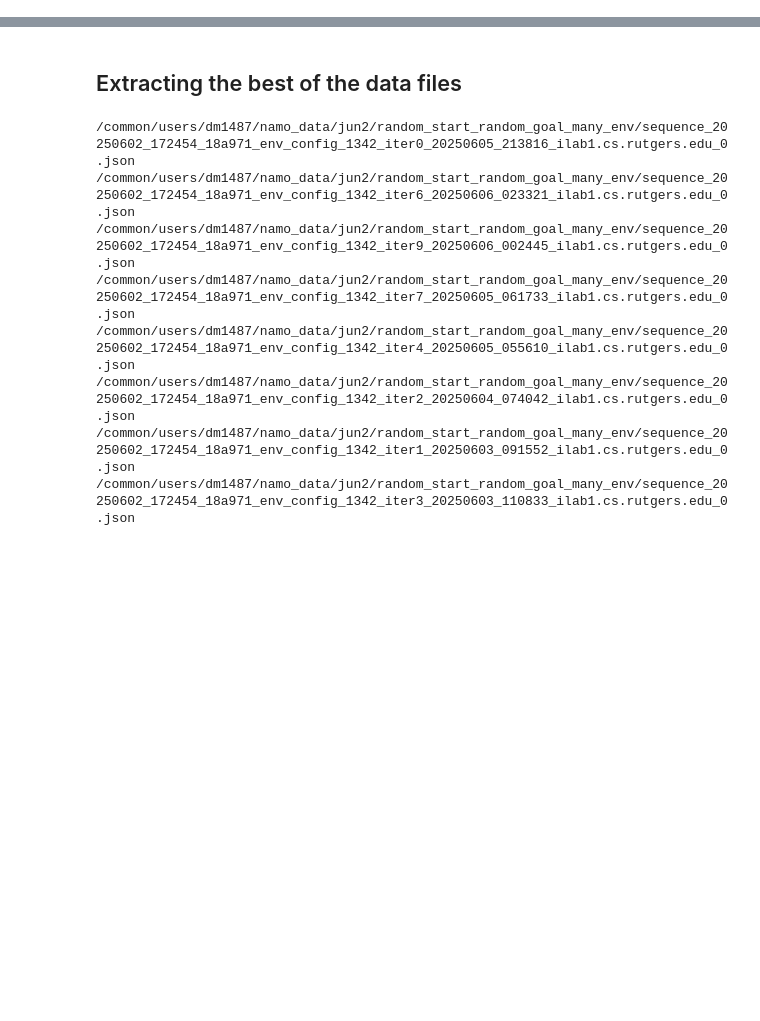
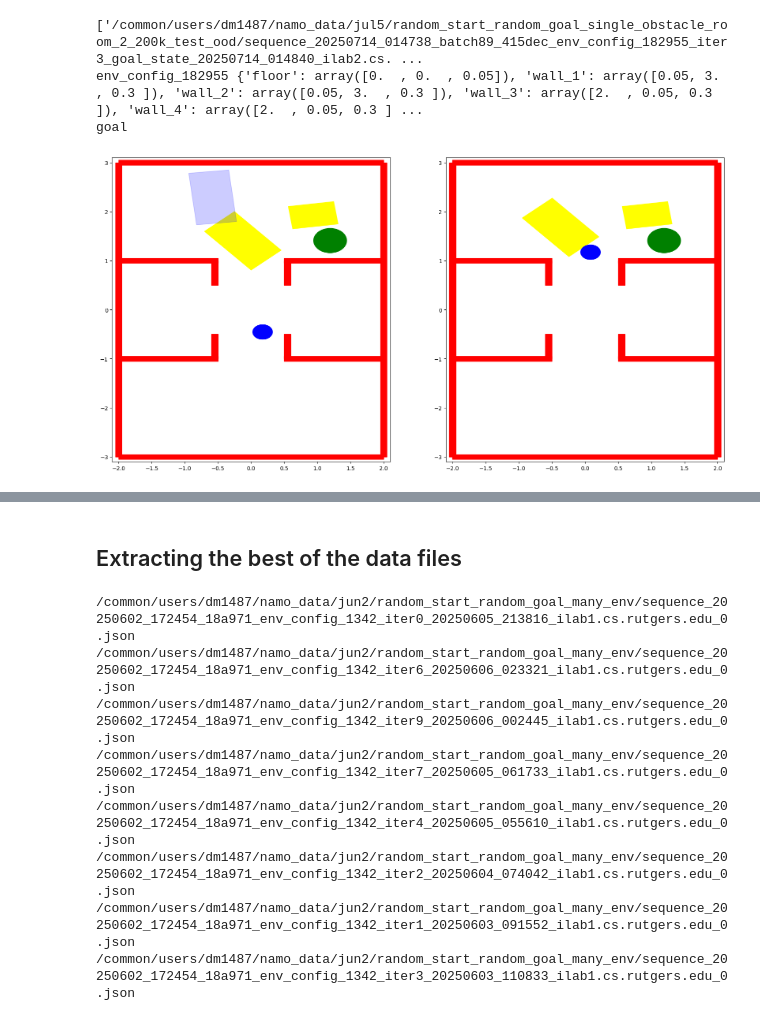
Before and after one commit to dhruvmetha/sage_learning, a Jupyter notebook: notebooks/data.ipynb, the cells around one changed output, grey strips where cells are left out. Saved outputs shown, nothing was run; the diff lists cells and outputs as text; code cells hidden in the pictures; blank space fills up the shorter version.

```diff
--- a/notebooks/data.ipynb
+++ b/notebooks/data.ipynb
@@ -56,0 +114,60 @@ plt.show()
+# %%
+random.shuffle(select_datafiles)
+dp_counts = {}
+# for datafile in datafiles[:1]:
+print(select_datafiles)
+for datafile in select_datafiles:
+    with open(datafile, "r") as f:
+        data = json.load(f)
+        break
+config_name = data['config_name']
+data_points = data['data_points']
+
+geom_sizes = get_geom_sizes(data['config_name'])
+print(config_name, geom_sizes)
+fig, ax = plt.subplots(1, len(data_points), figsize=(20, 10))
+for idx, dp in enumerate(data['data_points']):
+
+    for objects, info in dp['state']['objects'].items():
+        if objects in geom_sizes:
+            color = 'red'
+            if "movable" in objects:
+                color = 'yellow'
+            rect_patch = create_rectange(*info['position'][:2], R.from_quat(info['quaternion'], scalar_first=True).as_euler('xyz')[-1], *geom_sizes[objects][:2], color)
+            ax[idx].add_patch(rect_patch)
+
+    if "action" in dp:
+        print(dp['action']['which_state'])
+        if dp['action']['which_state'] == "final":
+            print(dp['action'])
+            object_name = dp['action']["object_name"]
+            d = dp['action']["final_state"]
+            rect_patch = create_rectange(*d['position'][:2], R.from_quat(d['quaternion'], scalar_first=True).as_euler('xyz')[-1], *geom_sizes[object_name][:2], 'green', alpha=0.2)
+            ax[idx].add_patch(rect_patch)
+        else:
+            object_name = dp['action']["object_name"]
+            d = dp['action']["goal_state"]
+            rect_patch = create_rectange(*d['position'][:2], R.from_quat(d['quaternion'], scalar_first=True).as_euler('xyz')[-1], *geom_sizes[object_name][:2], 'blue', alpha=0.2)
+            ax[idx].add_patch(rect_patch)
+
+
+    # if idx < len(data['data_points']) - 1:
+    #     print(len(data["control_sequence"][idx]))
+    #     for control_seq in data["control_sequence"][idx][::25]:
+
+    #         ax[idx].scatter(control_seq['position'][0], control_seq['position'][1], color='black', s=10)
+
+    circle_patch = create_circle(*dp['state']['robot']['position'][:2], 0.15, 'blue')
+    ax[idx].add_patch(circle_patch)
+
+    circle_patch = create_circle(*data['robot_goal'], 0.25, 'green')
+
+    ax[idx].add_patch(circle_patch)
+
+    ax[idx].set_xlim(-2.1, 2.1)
+    ax[idx].set_ylim(-3.1, 3.1)
+# %% [output]
+['/common/users/dm1487/namo_data/jul5/random_start_random_goal_single_obstacle_room_2_200k_test_ood/sequence_20250714_014738_batch89_415dec_env_config_182955_iter3_goal_state_20250714_014840_ilab2.cs. ...
+env_config_182955 {'floor': array([0.  , 0.  , 0.05]), 'wall_1': array([0.05, 3.  , 0.3 ]), 'wall_2': array([0.05, 3.  , 0.3 ]), 'wall_3': array([2.  , 0.05, 0.3 ]), 'wall_4': array([2.  , 0.05, 0.3 ] ...
+goal
+[figure, added]
```
Also changed, not shown: parts of 15 cells of this notebook, 17 other files.
